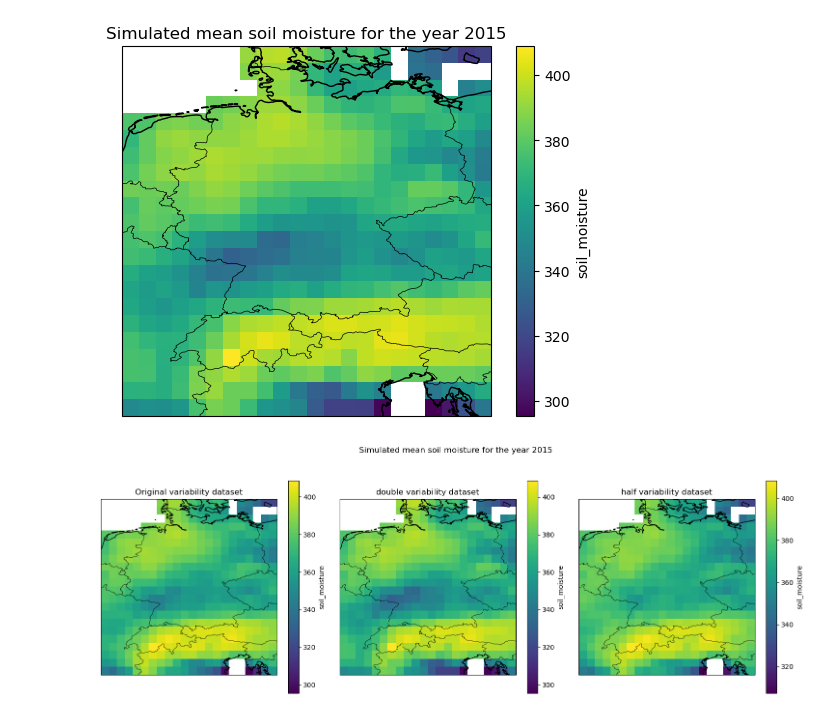
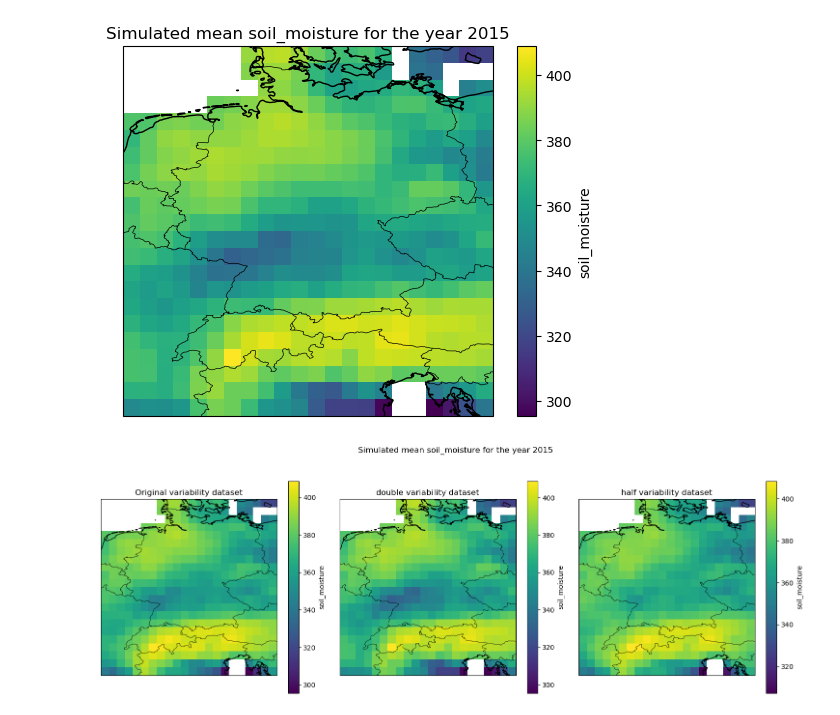
Before and after one commit to JohannaTrost/MSC24-WBM, a Jupyter notebook: model_output_visualization.ipynb, the cells around one changed output. Saved outputs shown, nothing was run; the diff lists cells and outputs as text; code cells hidden in the pictures.

```diff
--- a/model_output_visualization.ipynb
+++ b/model_output_visualization.ipynb
@@ -45,24 +21,25 @@ for out in ['evapotranspiration', 'runoff', 'snow', 'soil_moisture']:
 # %%
 # Calculate Soil Moisture Mean Data for one year for all gridcells
 year = 2015
+out_param = 'soil_moisture'
 
-sm_data_year = out_dbl['soil_moisture'].sel(time=str(year))
-sm_mean_data = sm_data_year['soil_moisture'].mean(dim='time')
+sm_data_year = out_dbl[out_param].sel(time=str(year))
+sm_mean_data = sm_data_year[out_param].mean(dim='time')
 
 # Create a plot
 fig, ax = plt.subplots(subplot_kw={'projection': ccrs.PlateCarree()})
 
 # Add country borders and coastlines
 ax.add_feature(cfeature.BORDERS, linewidth=0.5)
 ax.coastlines()
 
 # Plot the data
 sm_mean_data.plot.imshow(x='lon', y='lat', cmap='viridis', transform=ccrs.PlateCarree(), ax=ax)
 
-plt.title(f'Simulated mean soil moisture for the year {year}')
+plt.title(f'Simulated mean {out_param} for the year {year}')
 plt.xlabel('Longitude')
 plt.ylabel('Latitude')
 plt.show()
 # %% [output]
-[figure, old version]
+[figure, new version]
 # %%
```
Also changed, not shown: parts of 4 cells of this notebook.
